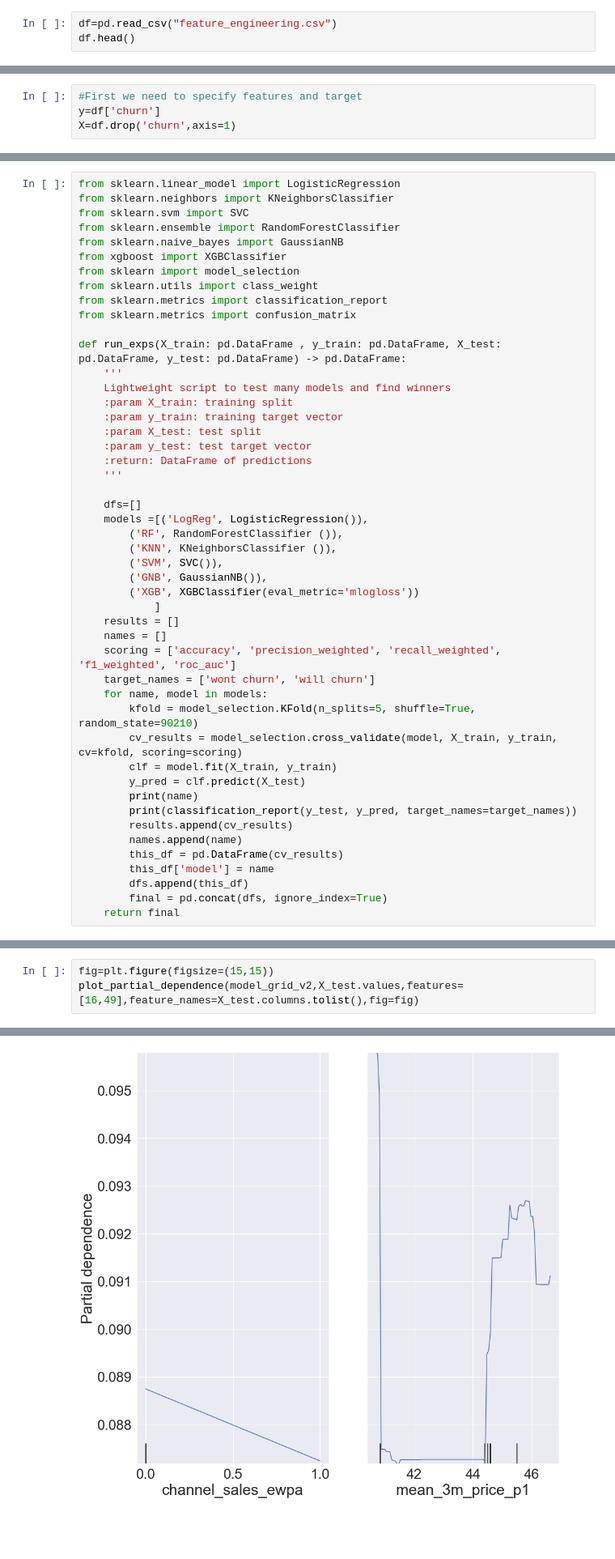
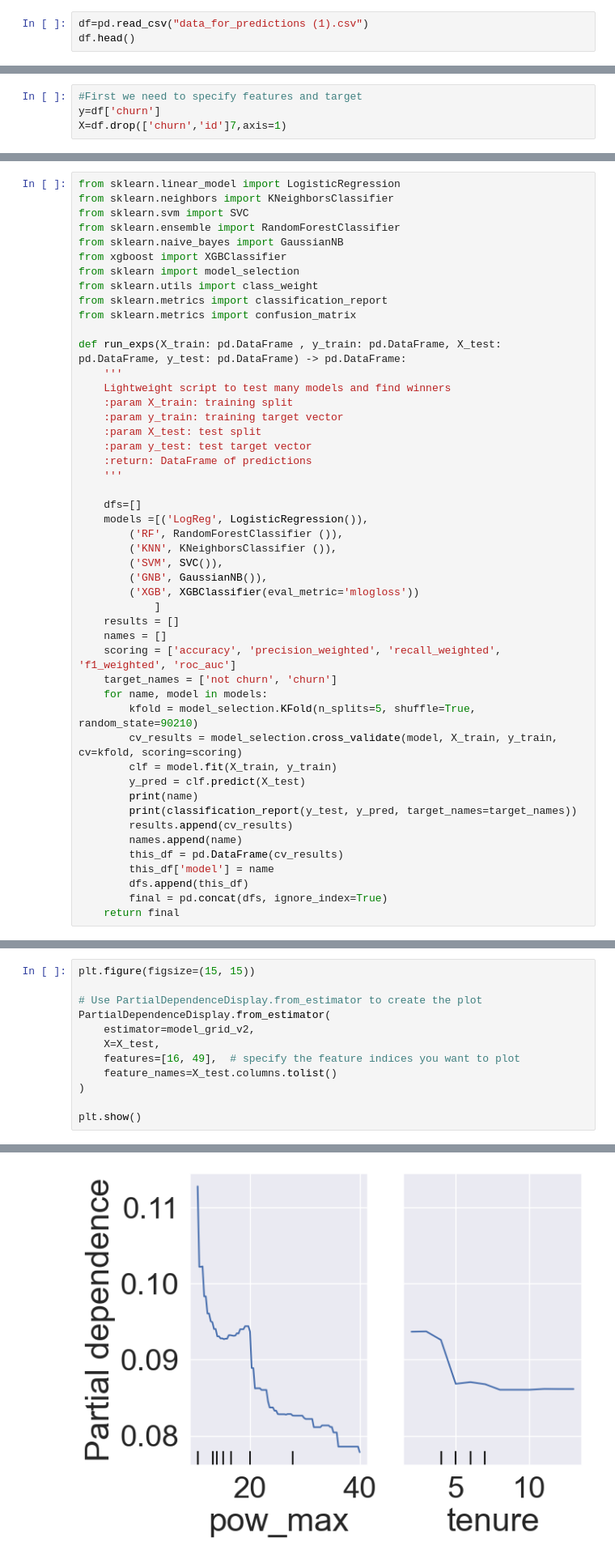
Before and after one commit to pachigollasaikumar/BCG-Data-Science, a Jupyter notebook: Task 4/Task 4 Modeling&Evaluation (1).ipynb, the cells around one changed output, grey strips where cells are left out. Shown at 81% size. Cells and saved outputs as stored; diff of their text form; blank space fills up the shorter version.

```diff
--- a/Task 4/Task 4 Modeling&Evaluation (1).ipynb
+++ b/Task 4/Task 4 Modeling&Evaluation (1).ipynb
@@ -23,6 +23,6 @@ pd.set_option('display.max_rows', 100)
 # %% [markdown]
 ## Load Data
 # %%
-df=pd.read_csv("feature_engineering.csv")
+df=pd.read_csv("data_for_predictions (1).csv")
 df.head()
 # %% [output]
@@ -37,7 +37,7 @@ df.head()
 # %%
 #First we need to specify features and target
 y=df['churn']
-X=df.drop('churn',axis=1)
+X=df.drop(['churn','id']7,axis=1)
 # %%
 #Check the binary target
 y.value_counts()
@@ -94,7 +95,7 @@ def run_exps(X_train: pd.DataFrame , y_train: pd.DataFrame, X_test: pd.DataFrame
     results = []
     names = []
     scoring = ['accuracy', 'precision_weighted', 'recall_weighted', 'f1_weighted', 'roc_auc']
-    target_names = ['wont churn', 'will churn']
+    target_names = ['not churn', 'churn']
     for name, model in models:
         kfold = model_selection.KFold(n_splits=5, shuffle=True, random_state=90210)
         cv_results = model_selection.cross_validate(model, X_train, y_train, cv=kfold, scoring=scoring)
@@ -456,4 +454,13 @@ XGBClassifier(base_score=0.5, booster='gbtree', colsample_bylevel=1,
 # %%
-fig=plt.figure(figsize=(15,15))
-plot_partial_dependence(model_grid_v2,X_test.values,features=[16,49],feature_names=X_test.columns.tolist(),fig=fig)
+plt.figure(figsize=(15, 15))
+
+# Use PartialDependenceDisplay.from_estimator to create the plot
+PartialDependenceDisplay.from_estimator(
+    estimator=model_grid_v2,
+    X=X_test,
+    features=[16, 49],  # specify the feature indices you want to plot
+    feature_names=X_test.columns.tolist()
+)
+
+plt.show()
 # %% [output]
@@ -461 +468 @@ plot_partial_dependence(model_grid_v2,X_test.values,features=[16,49],feature_nam
-[figure, old version]
+[figure, new version]
```
Also changed, not shown: parts of 23 cells of this notebook.
